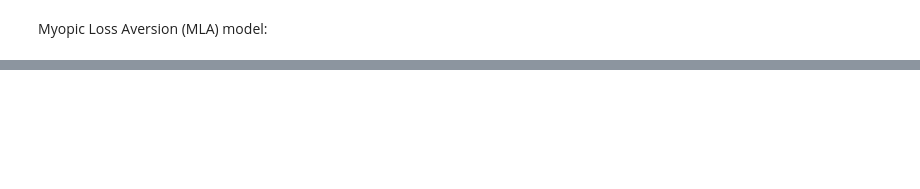
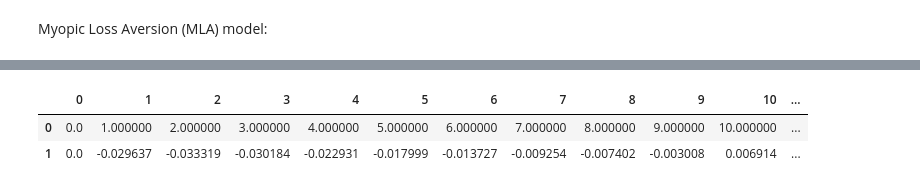
Before and after one commit to mcp656/Seminar, a Jupyter notebook: prescott.ipynb, the cells around one changed output, grey strips where cells are left out. Cells and saved outputs as stored; diff of their text form; code cells hidden in the pictures; blank space fills up the shorter version.

```diff
--- a/prescott.ipynb
+++ b/prescott.ipynb
@@ -206,0 +371,7 @@ Myopic Loss Aversion (MLA) model:
+# %%
+res_stock = pd.DataFrame([months, utility])
+res_stock
+# %% [output]
+|  | 0 | 1 | 2 | 3 | 4 | 5 | 6 | 7 | 8 | 9 | 10 | ... |
+| 0 | 0.0 | 1.000000 | 2.000000 | 3.000000 | 4.000000 | 5.000000 | 6.000000 | 7.000000 | 8.000000 | 9.000000 | 10.000000 | ... |
+| 1 | 0.0 | -0.029637 | -0.033319 | -0.030184 | -0.022931 | -0.017999 | -0.013727 | -0.009254 | -0.007402 | -0.003008 | 0.006914 | ... |
```
Also changed, not shown: parts of 7 cells of this notebook, 4 other files.
